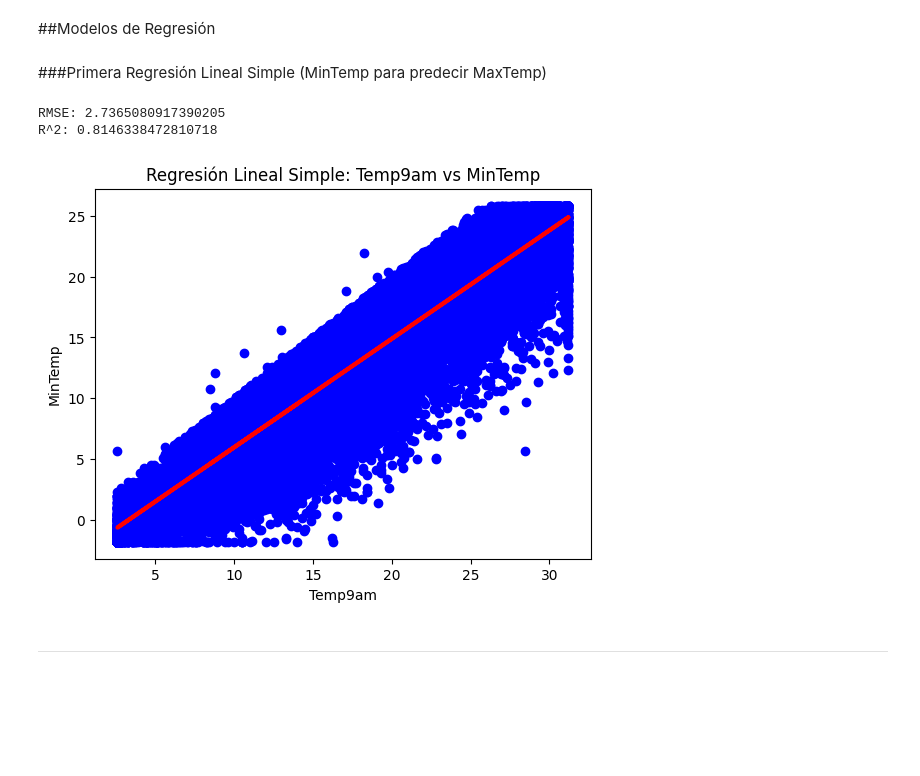
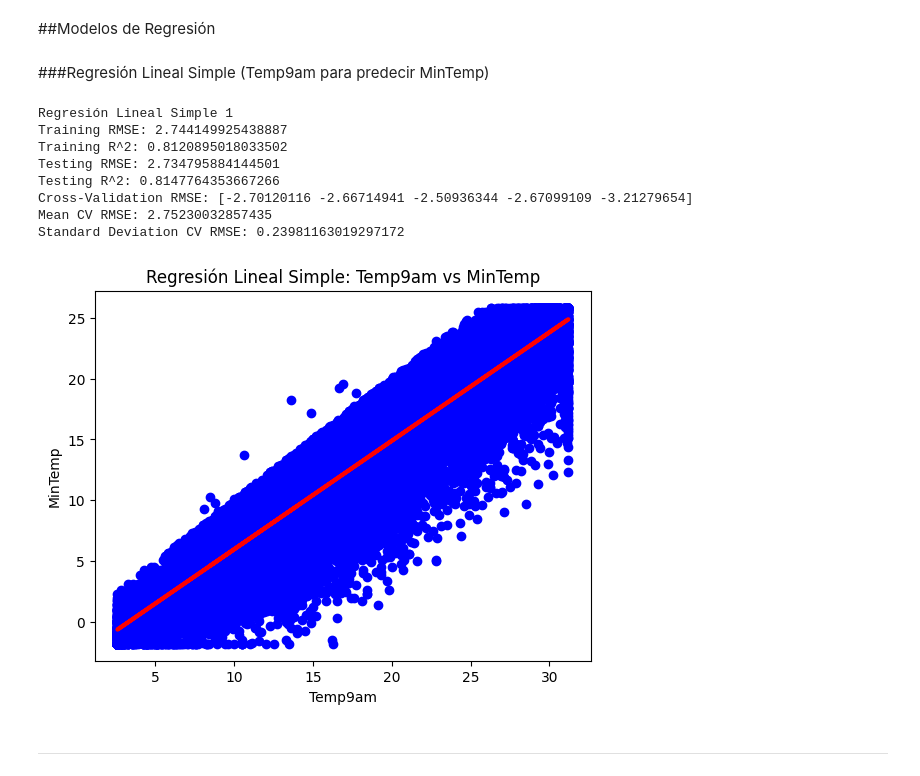
Before and after one commit to elnames/Informe-tecnico-Drowght-watch, a Jupyter notebook: Informe_Técnico_Drought_Watch.ipynb, the cells around one changed output. Saved outputs shown, nothing was run; the diff lists cells and outputs as text; code cells hidden in the pictures; blank space fills up the shorter version.

```diff
--- a/Informe_Técnico_Drought_Watch.ipynb
+++ b/Informe_Técnico_Drought_Watch.ipynb
@@ -512,5 +509,5 @@ corr.style.background_gradient (cmap = 'RdYlGn')
 Crearemos un dataframe llamado "dwn" con las columas que nos sirven para la investigación
 # %%
 dwn= dw.drop(['Sunshine','Evaporation','WindGustSpeed','WindSpeed9am', 'WindSpeed3pm','Cloud9am', 'Cloud3pm',
-              'WindGustDir', 'WindDir9am', 'WindDir3pm', 'WindDir9am', 'WindDir9am', 'WindDir9am','Date','Location',
-              'RainToday', 'Humidity9am','Humidity3pm', 'Pressure9am','Pressure3pm','RISK_MM' ],axis=1)
+              'WindGustDir', 'WindDir9am', 'WindDir3pm', 'WindDir9am', 'WindDir9am', 'WindDir9am',
+              'RainToday', 'Humidity9am','Humidity3pm', 'Pressure9am','Pressure3pm','RISK_MM','RainTomorrow' ],axis=1)
@@ -518,9 +597,9 @@ dwn= dw.drop(['Sunshine','Evaporation','WindGustSpeed','WindSpeed9am', 'WindSpee
 ### Codificación de Variables Categóricas
 
 Conversión de las variables RainToday y 'RainTomorrow' que son categóricas ('Yes', 'No') a una forma numérica (1, 0).
-# %%
-# Convertir 'RainTomorrow' de categórica a numérica
-dwn['RainTomorrow'] = dwn['RainTomorrow'].map({'Yes': 1, 'No': 0})
+# %%
+# Binarizar la variable objetivo 'Rainfall'
+dwn['RainfallBinary'] = np.where(dwn['Rainfall'] > 0, 1, 0)
 # %%
 dwn.info()
 # %% [output]
@@ -736,46 +903,66 @@ Implementaremos y evaluaremos cada modelo según los requisitos y proporcionar u
 # %% [markdown]
 ##Modelos de Regresión
 # %% [markdown]
-###Primera Regresión Lineal Simple (MinTemp para predecir MaxTemp)
+###Regresión Lineal Simple (Temp9am para predecir MinTemp)
 # %%
-import pandas as pd
-import numpy as np
-import matplotlib.pyplot as plt
-from sklearn.model_selection import train_test_split
 from sklearn.linear_model import LinearRegression
 from sklearn.metrics import mean_squared_error, r2_score
+from sklearn.model_selection import cross_val_score
 
 # Definir variables
 X = dwn_imputed[['Temp9am']].values
 y = dwn_imputed['MinTemp'].values
 
 # División de los datos en conjuntos de entrenamiento y prueba
 X_train, X_test, y_train, y_test = train_test_split(X, y, test_size=0.2, random_state=42)
 
 # Modelo de Regresión Lineal
 lr_model = LinearRegression()
 lr_model.fit(X_train, y_train)
 
 # Predicciones
-y_pred = lr_model.predict(X_test)
+y_train_pred = lr_model.predict(X_train)
+y_test_pred = lr_model.predict(X_test)
 
-# Métricas
-rmse = mean_squared_error(y_test, y_pred, squared=False)
-r2 = r2_score(y_test, y_pred)
-print(f"RMSE: {rmse}")
-print(f"R^2: {r2}")
+# Métricas para el conjunto de entrenamiento
+train_rmse = mean_squared_error(y_train, y_train_pred, squared=False)
+train_r2 = r2_score(y_train, y_train_pred)
+
+# Métricas para el conjunto de prueba
+test_rmse = mean_squared_error(y_test, y_test_pred, squared=False)
+test_r2 = r2_score(y_test, y_test_pred)
+
+# Validación cruzada
+cv_scores = cross_val_score(lr_model, X, y, cv=5, scoring='neg_root_mean_squared_error')
+mean_cv_rmse = -np.mean(cv_scores)
+std_cv_rmse = np.std(cv_scores)
+
+print("Regresión Lineal Simple 1")
+print(f"Training RMSE: {train_rmse}")
+print(f"Training R^2: {train_r2}")
+print(f"Testing RMSE: {test_rmse}")
+print(f"Testing R^2: {test_r2}")
+print(f"Cross-Validation RMSE: {cv_scores}")
+print(f"Mean CV RMSE: {mean_cv_rmse}")
+print(f"Standard Deviation CV RMSE: {std_cv_rmse}")
 
 # Gráfico
 plt.scatter(X_test, y_test, color='blue')
-plt.plot(X_test, y_pred, color='red', linewidth=3)
+plt.plot(X_test, y_test_pred, color='red', linewidth=3)
 plt.xlabel('Temp9am')
 plt.ylabel('MinTemp')
 plt.title('Regresión Lineal Simple: Temp9am vs MinTemp')
 plt.show()
 # %% [output]
-RMSE: 2.7365080917390205
-R^2: 0.8146338472810718
+Regresión Lineal Simple 1
+Training RMSE: 2.744149925438887
+Training R^2: 0.8120895018033502
+Testing RMSE: 2.734795884144501
+Testing R^2: 0.8147764353667266
+Cross-Validation RMSE: [-2.70120116 -2.66714941 -2.50936344 -2.67099109 -3.21279654]
+Mean CV RMSE: 2.75230032857435
+Standard Deviation CV RMSE: 0.23981163019297172
-[figure, old version]
+[figure, new version]
 # %% [markdown]
 ---
 # %% [markdown]
```
Also changed, not shown: parts of 62 cells of this notebook.
